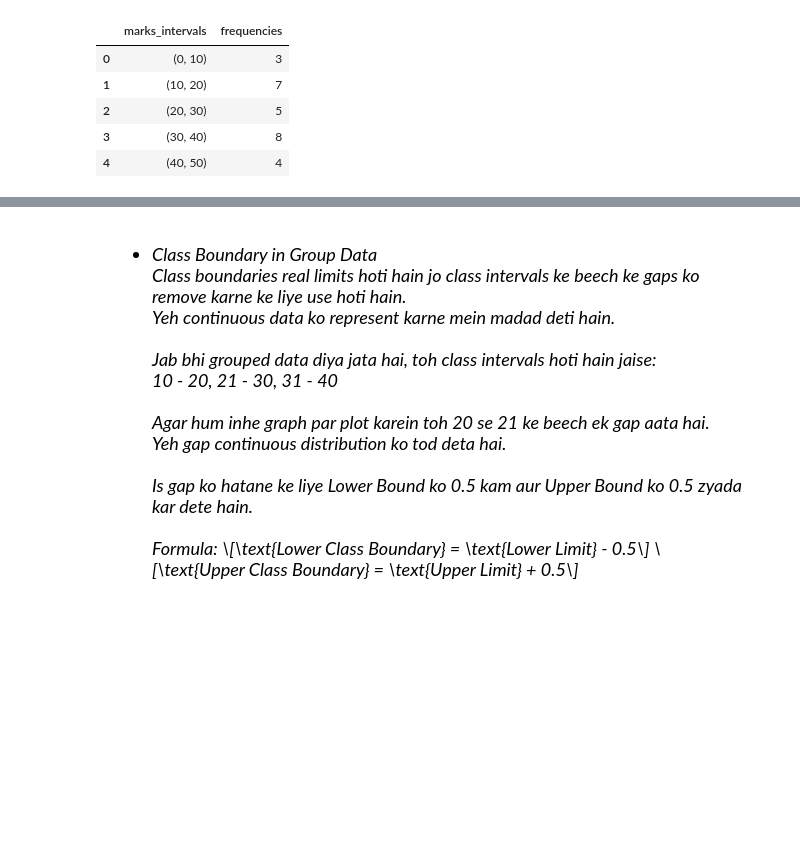
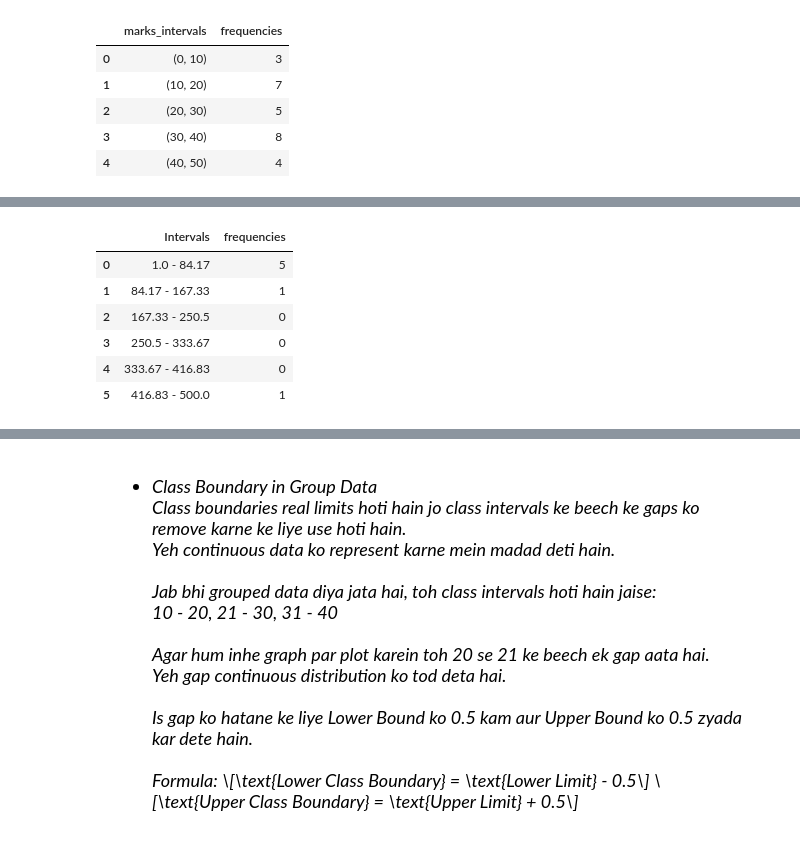
Before and after one commit to Mubeen-Ahmad/AI, a Jupyter notebook: Statistics/1.ipynb, the cells around one changed output, grey strips where cells are left out. Cells and saved outputs as stored; diff of their text form; code cells hidden in the pictures; blank space fills up the shorter version.

```diff
--- a/Statistics/1.ipynb
+++ b/Statistics/1.ipynb
@@ -117,0 +239,3 @@ mid_points
+# %%
+bins = list(range(min(raw), max(raw) + class_width, class_width))
+bins
@@ -117,0 +244,3 @@ mid_points
+# %%
+labels = [f"{bins[i]} - {bins[i+1]}" for i in range(len(bins)-1)]
+labels
@@ -117,0 +415,10 @@ mid_points
+# %%
+ungroup_to_group(new_int,"intervals")
+# %% [output]
+|  | Intervals | frequencies |
+| 0 | 1.0 - 84.17 | 5 |
+| 1 | 84.17 - 167.33 | 1 |
+| 2 | 167.33 - 250.5 | 0 |
+| 3 | 250.5 - 333.67 | 0 |
+| 4 | 333.67 - 416.83 | 0 |
+| 5 | 416.83 - 500.0 | 1 |
```
Also changed, not shown: parts of 121 cells of this notebook, 9 other files.
